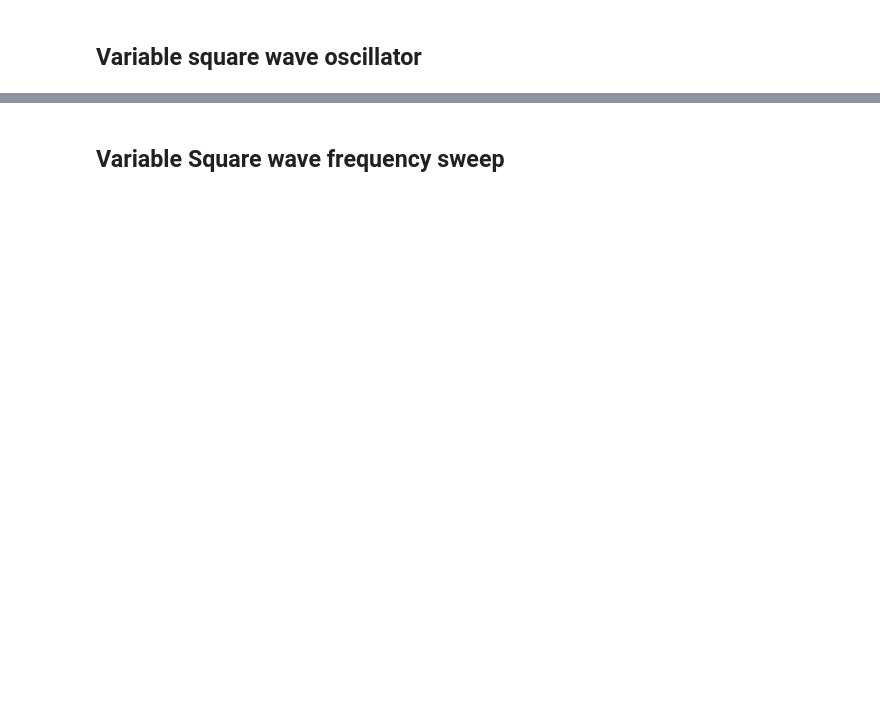
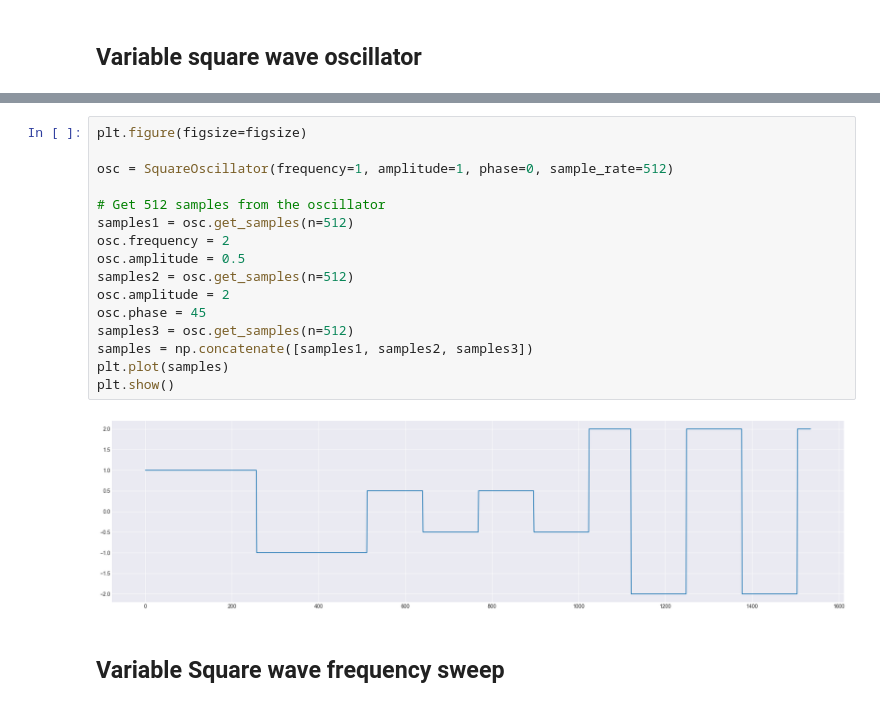
Before and after one commit to rasigle/sonicrack, a Jupyter notebook: examples/oscillators_v3_variable.ipynb, the cells around one changed output, grey strips where cells are left out. Drawn from its saved outputs; the diff is of its cells as text; blank space fills up the shorter version.

```diff
--- a/examples/oscillators_v3_variable.ipynb
+++ b/examples/oscillators_v3_variable.ipynb
@@ -73,3 +58,21 @@ plt.show()
+# %%
+plt.figure(figsize=figsize)
+
+osc = SquareOscillator(frequency=1, amplitude=1, phase=0, sample_rate=512)
+
+# Get 512 samples from the oscillator
+samples1 = osc.get_samples(n=512)
+osc.frequency = 2
+osc.amplitude = 0.5
+samples2 = osc.get_samples(n=512)
+osc.amplitude = 2
+osc.phase = 45
+samples3 = osc.get_samples(n=512)
+samples = np.concatenate([samples1, samples2, samples3])
+plt.plot(samples)
+plt.show()
+# %% [output]
+[figure, added]
 # %% [markdown]
 ## Variable Square wave frequency sweep
 # %%
```
Also changed, not shown: parts of 11 cells of this notebook, 10 other files.
